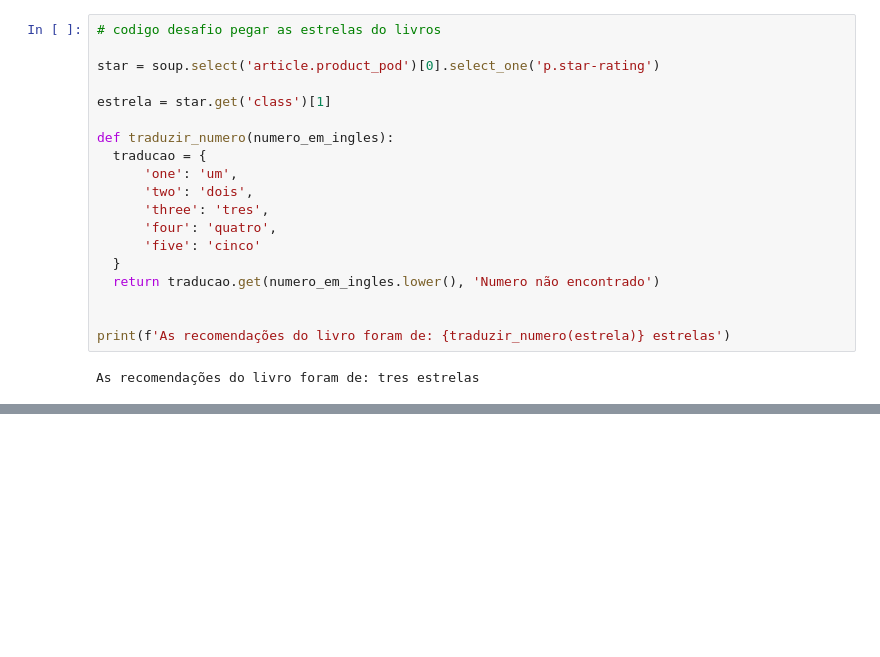
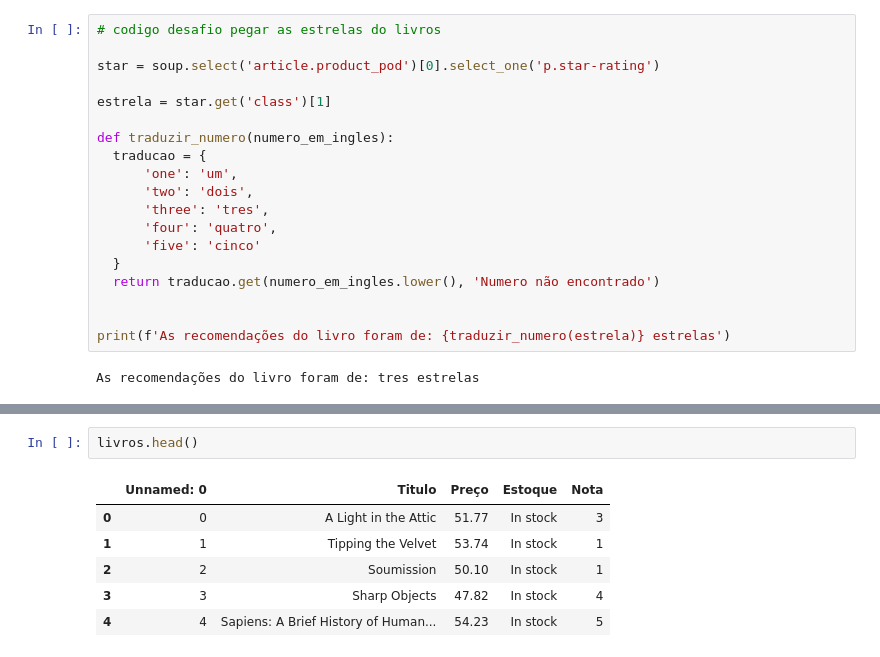
Before and after one commit to LeonardoMafra/Python_Data_Science, a Jupyter notebook: WebScraping.ipynb, the cells around one changed output, grey strips where cells are left out. Drawn from its saved outputs; the diff is of its cells as text; blank space fills up the shorter version.

```diff
--- a/WebScraping.ipynb
+++ b/WebScraping.ipynb
@@ -116,0 +277,9 @@ As recomendações do livro foram de: tres estrelas
+# %%
+livros.head()
+# %% [output]
+|  | Unnamed: 0 | Titulo | Preço | Estoque | Nota |
+| 0 | 0 | A Light in the Attic | 51.77 | In stock | 3 |
+| 1 | 1 | Tipping the Velvet | 53.74 | In stock | 1 |
+| 2 | 2 | Soumission | 50.10 | In stock | 1 |
+| 3 | 3 | Sharp Objects | 47.82 | In stock | 4 |
+| 4 | 4 | Sapiens: A Brief History of Human... | 54.23 | In stock | 5 |
```
Also changed, not shown: parts of 17 cells of this notebook.
